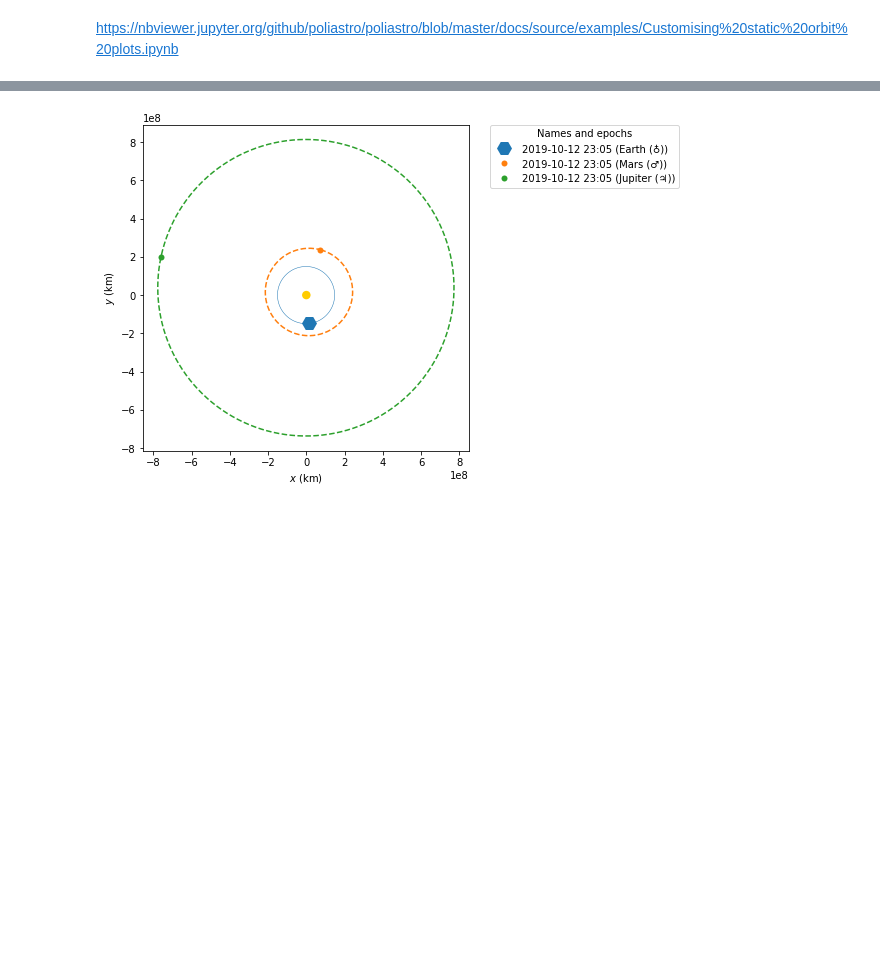
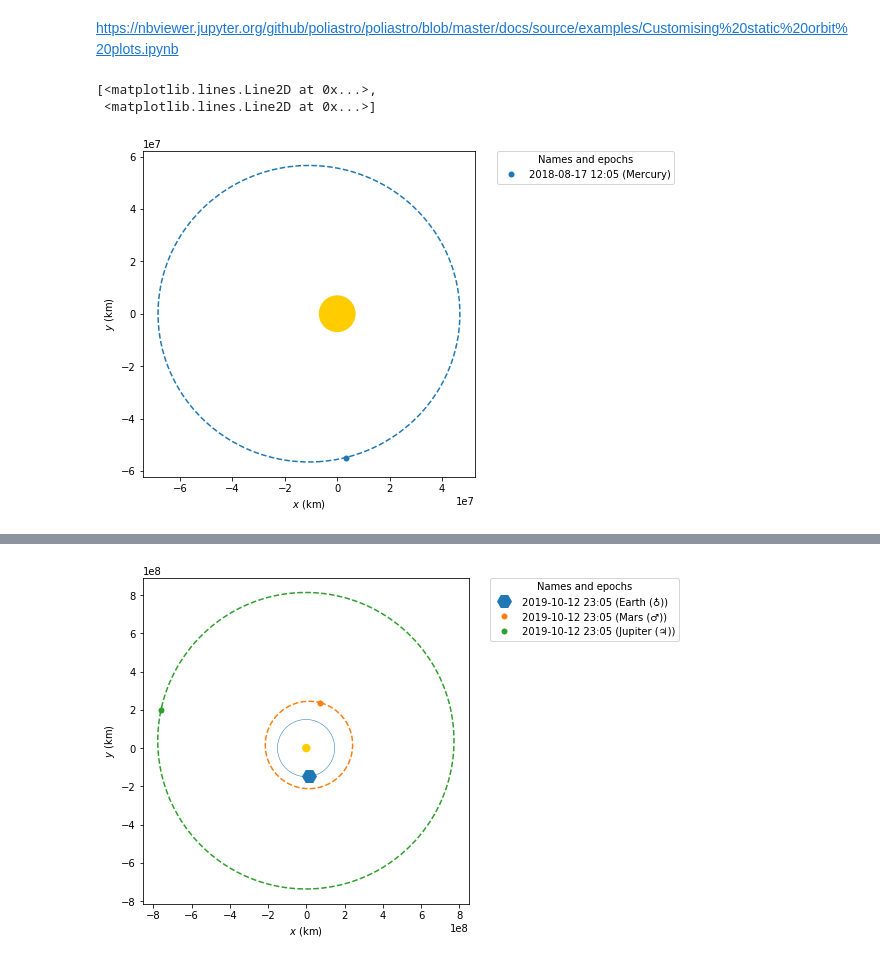
Before and after one commit to rickyle327/Math-Clinic-Fall-2019, a Jupyter notebook: poliastro/Customizing static orbit plots.ipynb, the cells around one changed output, grey strips where cells are left out. Saved outputs shown, nothing was run; the diff lists cells and outputs as text; code cells hidden in the pictures; blank space fills up the shorter version.

```diff
--- a/poliastro/Customizing static orbit plots.ipynb
+++ b/poliastro/Customizing static orbit plots.ipynb
@@ -9,8 +9,11 @@ from poliastro.plotting import StaticOrbitPlotter
 from poliastro.bodies import Mercury, Earth, Mars, Venus, Jupiter, Sun, Saturn, Neptune, Uranus, Moon
 from poliastro.twobody import Orbit
 # %%
-epoch = Time("2019-10-12 12:05:50", scale="tdb")
+epoch = Time("2018-08-17 12:05:50", scale="tdb")
 
 plotter = StaticOrbitPlotter()
-
-plotter.plot(Orbit.from_body_ephem(Sun, epoch), label="Sun")
+plotter.plot(Orbit.from_body_ephem(Mercury, epoch), label="Mercury")
+# %% [output]
+[<matplotlib.lines.Line2D at 0x...>,
+ <matplotlib.lines.Line2D at 0x...>]
+[figure, added]
```
Also changed, not shown: parts of 7 cells of this notebook.
